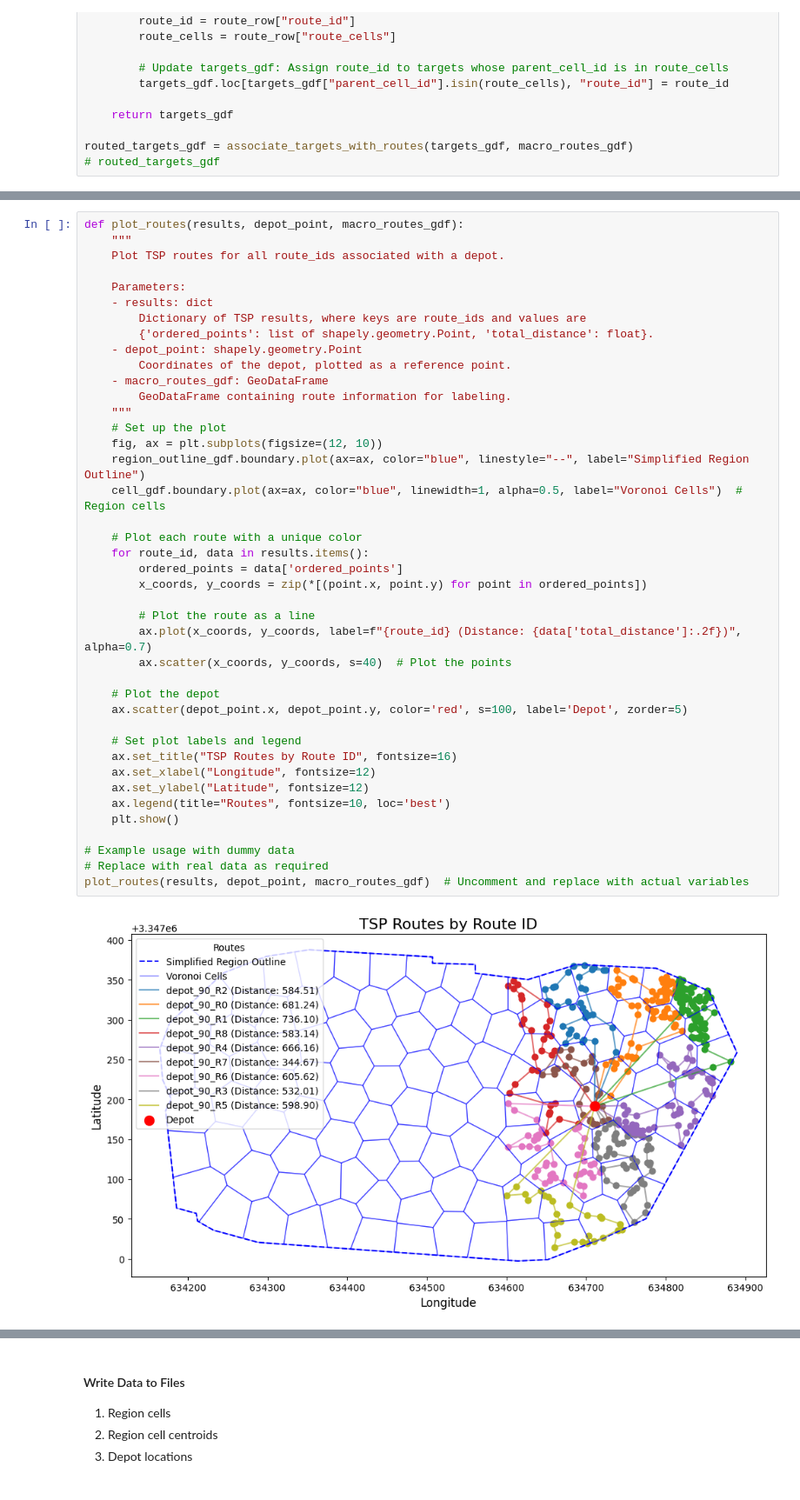
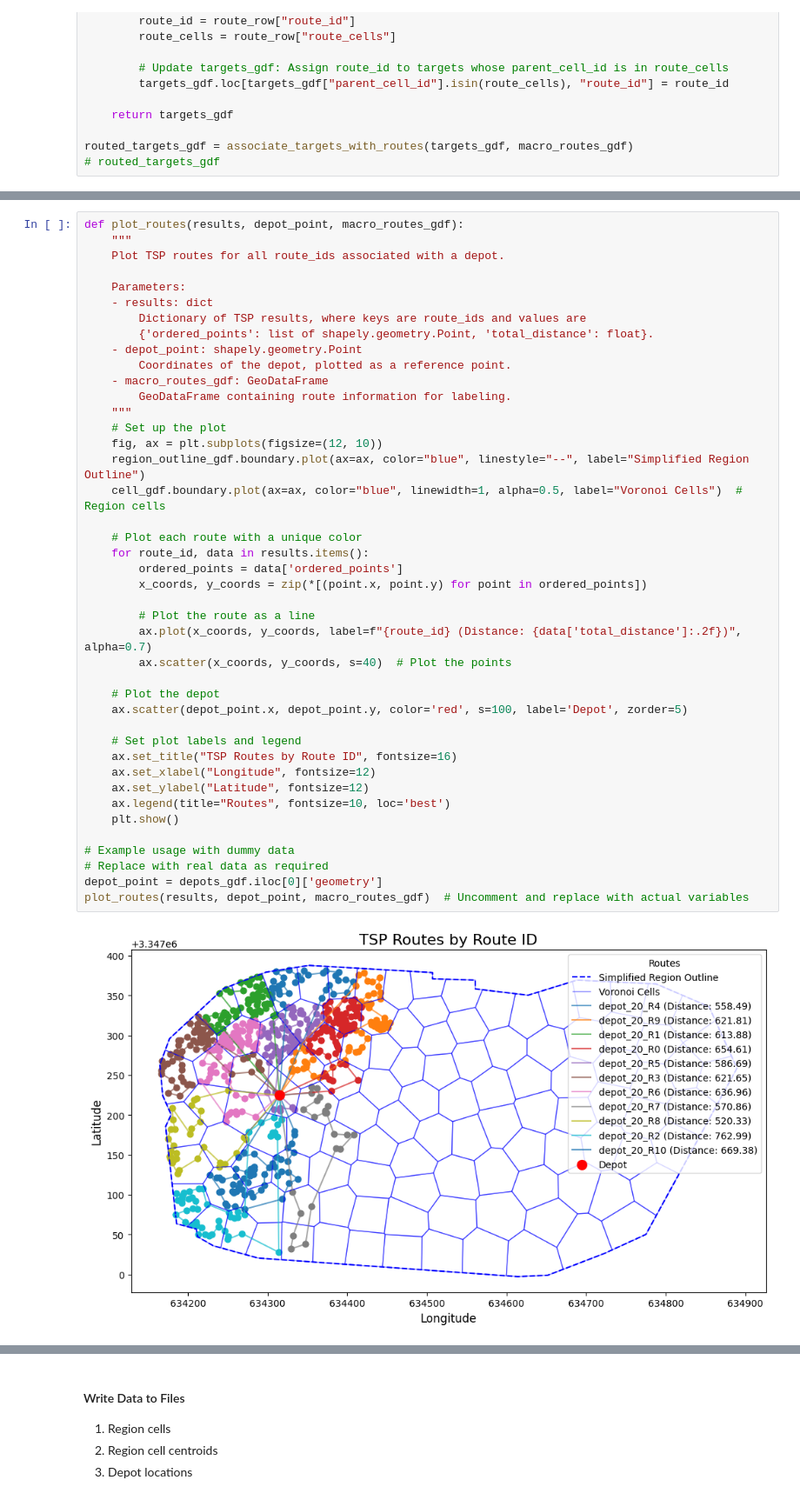
Before and after one commit to javelina-works/unsupervised-cv-search, a Jupyter notebook: content/notebooks/interactive_proto.ipynb, the cells around one changed output, grey strips where cells are left out. Shown at 87% size. Drawn from its saved outputs; the diff is of its cells as text.

```diff
--- a/content/notebooks/interactive_proto.ipynb
+++ b/content/notebooks/interactive_proto.ipynb
@@ -445,31 +438,32 @@ def plot_routes(results, depot_point, macro_routes_gdf):
         GeoDataFrame containing route information for labeling.
     """
     # Set up the plot
     fig, ax = plt.subplots(figsize=(12, 10))
     region_outline_gdf.boundary.plot(ax=ax, color="blue", linestyle="--", label="Simplified Region Outline")
     cell_gdf.boundary.plot(ax=ax, color="blue", linewidth=1, alpha=0.5, label="Voronoi Cells")  # Region cells
 
     # Plot each route with a unique color
     for route_id, data in results.items():
         ordered_points = data['ordered_points']
         x_coords, y_coords = zip(*[(point.x, point.y) for point in ordered_points])
 
         # Plot the route as a line
         ax.plot(x_coords, y_coords, label=f"{route_id} (Distance: {data['total_distance']:.2f})", alpha=0.7)
         ax.scatter(x_coords, y_coords, s=40)  # Plot the points
 
     # Plot the depot
     ax.scatter(depot_point.x, depot_point.y, color='red', s=100, label='Depot', zorder=5)
 
     # Set plot labels and legend
     ax.set_title("TSP Routes by Route ID", fontsize=16)
     ax.set_xlabel("Longitude", fontsize=12)
     ax.set_ylabel("Latitude", fontsize=12)
     ax.legend(title="Routes", fontsize=10, loc='best')
     plt.show()
 
 # Example usage with dummy data
 # Replace with real data as required
+depot_point = depots_gdf.iloc[0]['geometry']
 plot_routes(results, depot_point, macro_routes_gdf)  # Uncomment and replace with actual variables
 # %% [output]
-[figure, old version]
+[figure, new version]
```
Also changed, not shown: parts of 13 cells of this notebook, 10 other files.
